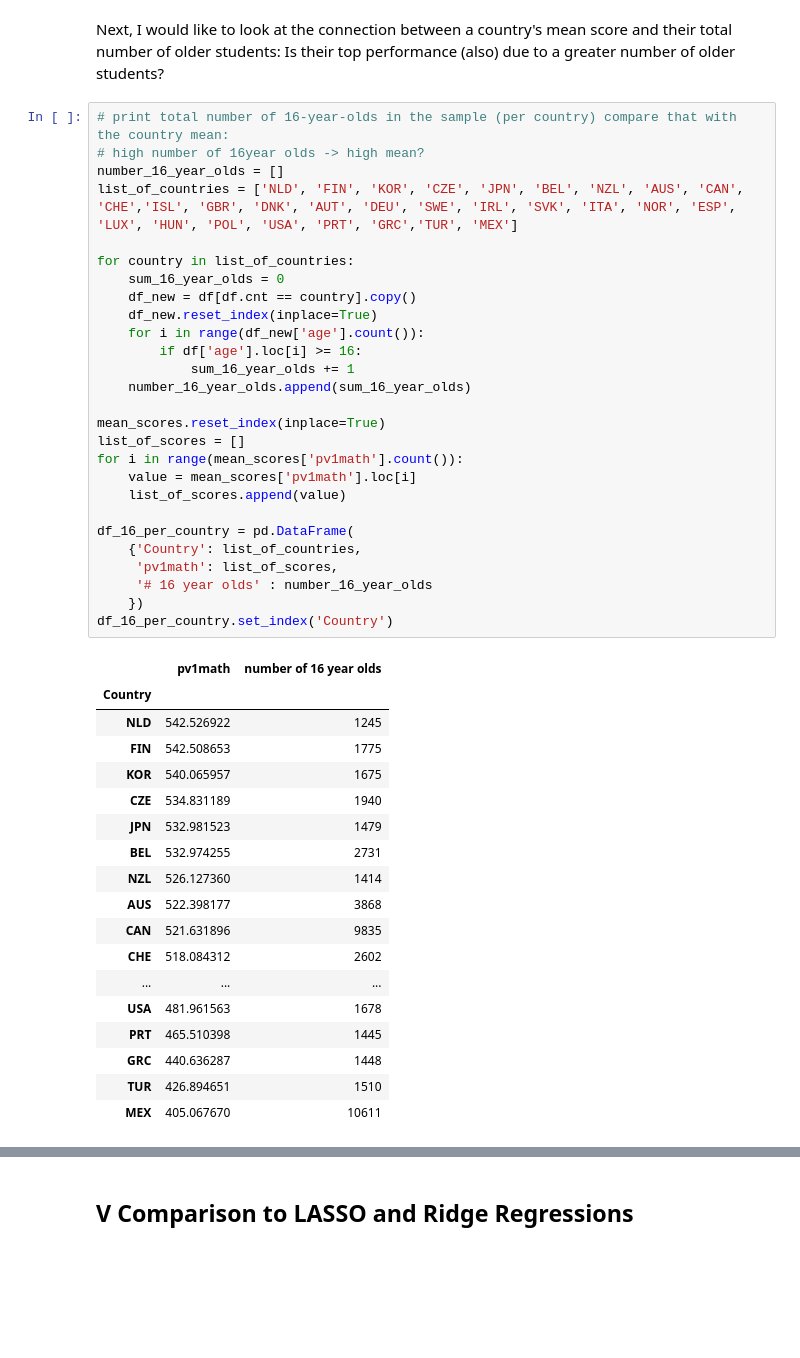
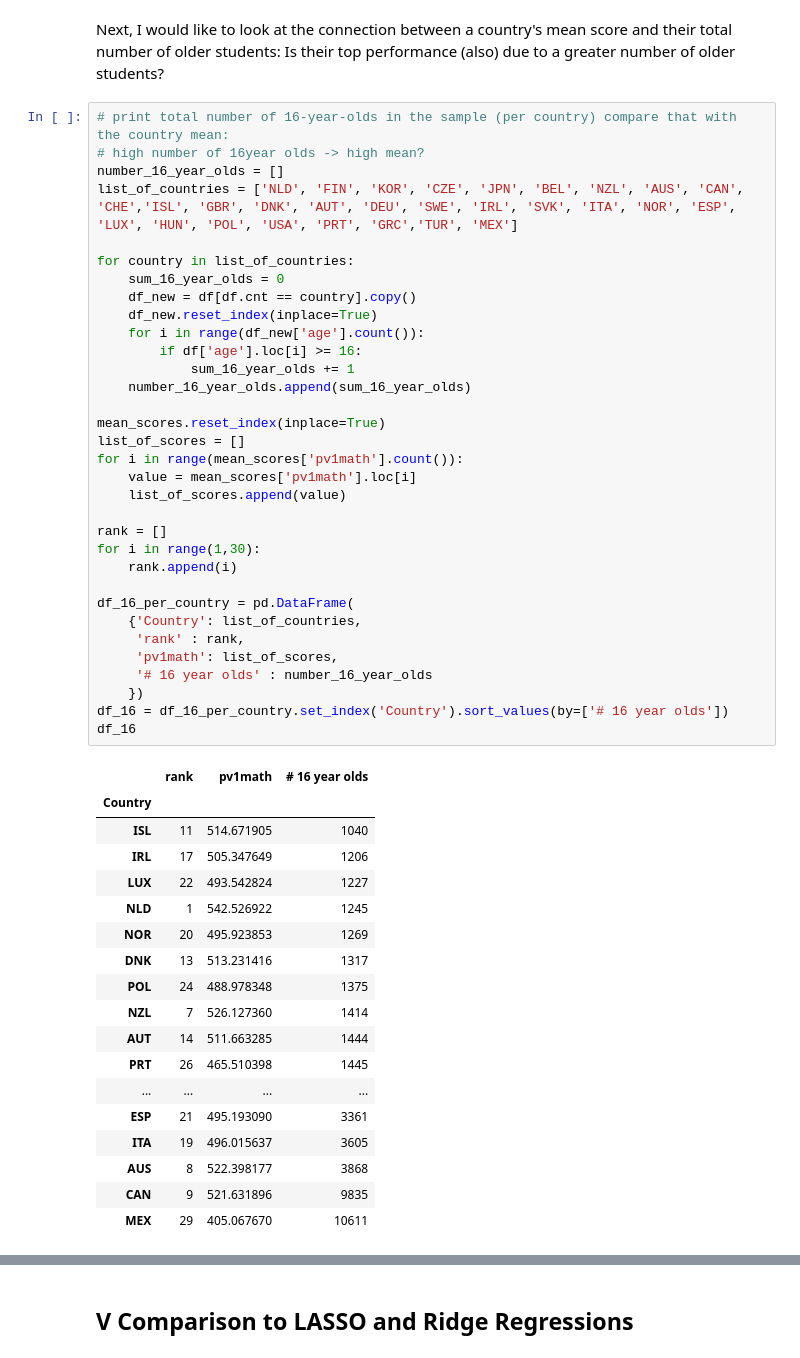
Before and after one commit to MVBrinker/student-project-ELJust, a Jupyter notebook: Woessmann_School_System.ipynb, the cells around one changed output, grey strips where cells are left out. Saved outputs shown, nothing was run; the diff lists cells and outputs as text; blank space fills up the shorter version.

```diff
--- a/Woessmann_School_System.ipynb
+++ b/Woessmann_School_System.ipynb
@@ -564,47 +562,53 @@ Next, I would like to look at the connection between a country's mean score and
 # %%
 # print total number of 16-year-olds in the sample (per country) compare that with the country mean:
 # high number of 16year olds -> high mean?
 number_16_year_olds = []
 list_of_countries = ['NLD', 'FIN', 'KOR', 'CZE', 'JPN', 'BEL', 'NZL', 'AUS', 'CAN', 'CHE','ISL', 'GBR', 'DNK', 'AUT', 'DEU', 'SWE', 'IRL', 'SVK', 'ITA', 'NOR', 'ESP', 'LUX', 'HUN', 'POL', 'USA', 'PRT', 'GRC','TUR', 'MEX']
 
 for country in list_of_countries:
     sum_16_year_olds = 0
     df_new = df[df.cnt == country].copy()
     df_new.reset_index(inplace=True)
     for i in range(df_new['age'].count()):
         if df['age'].loc[i] >= 16:
             sum_16_year_olds += 1
     number_16_year_olds.append(sum_16_year_olds)
 
 mean_scores.reset_index(inplace=True)
 list_of_scores = []
 for i in range(mean_scores['pv1math'].count()):
     value = mean_scores['pv1math'].loc[i]
     list_of_scores.append(value)
 
+rank = []
+for i in range(1,30):
+    rank.append(i)
+
 df_16_per_country = pd.DataFrame(
     {'Country': list_of_countries,
+     'rank' : rank,
      'pv1math': list_of_scores,
      '# 16 year olds' : number_16_year_olds
     })
-df_16_per_country.set_index('Country')
+df_16 = df_16_per_country.set_index('Country').sort_values(by=['# 16 year olds'])
+df_16
 # %% [output]
-|  | pv1math | number of 16 year olds |
-| Country |  |  |
-| NLD | 542.526922 | 1245 |
-| FIN | 542.508653 | 1775 |
-| KOR | 540.065957 | 1675 |
-| CZE | 534.831189 | 1940 |
-| JPN | 532.981523 | 1479 |
-| BEL | 532.974255 | 2731 |
-| NZL | 526.127360 | 1414 |
-| AUS | 522.398177 | 3868 |
-| CAN | 521.631896 | 9835 |
-| CHE | 518.084312 | 2602 |
-| ... | ... | ... |
-| USA | 481.961563 | 1678 |
-| PRT | 465.510398 | 1445 |
-| GRC | 440.636287 | 1448 |
-| TUR | 426.894651 | 1510 |
-| MEX | 405.067670 | 10611 |
+|  | rank | pv1math | # 16 year olds |
+| Country |  |  |  |
+| ISL | 11 | 514.671905 | 1040 |
+| IRL | 17 | 505.347649 | 1206 |
+| LUX | 22 | 493.542824 | 1227 |
+| NLD | 1 | 542.526922 | 1245 |
+| NOR | 20 | 495.923853 | 1269 |
+| DNK | 13 | 513.231416 | 1317 |
+| POL | 24 | 488.978348 | 1375 |
+| NZL | 7 | 526.127360 | 1414 |
+| AUT | 14 | 511.663285 | 1444 |
+| PRT | 26 | 465.510398 | 1445 |
+| ... | ... | ... | ... |
+| ESP | 21 | 495.193090 | 3361 |
+| ITA | 19 | 496.015637 | 3605 |
+| AUS | 8 | 522.398177 | 3868 |
+| CAN | 9 | 521.631896 | 9835 |
+| MEX | 29 | 405.067670 | 10611 |
 # %% [markdown]
```
Also changed, not shown: parts of 29 cells of this notebook.
